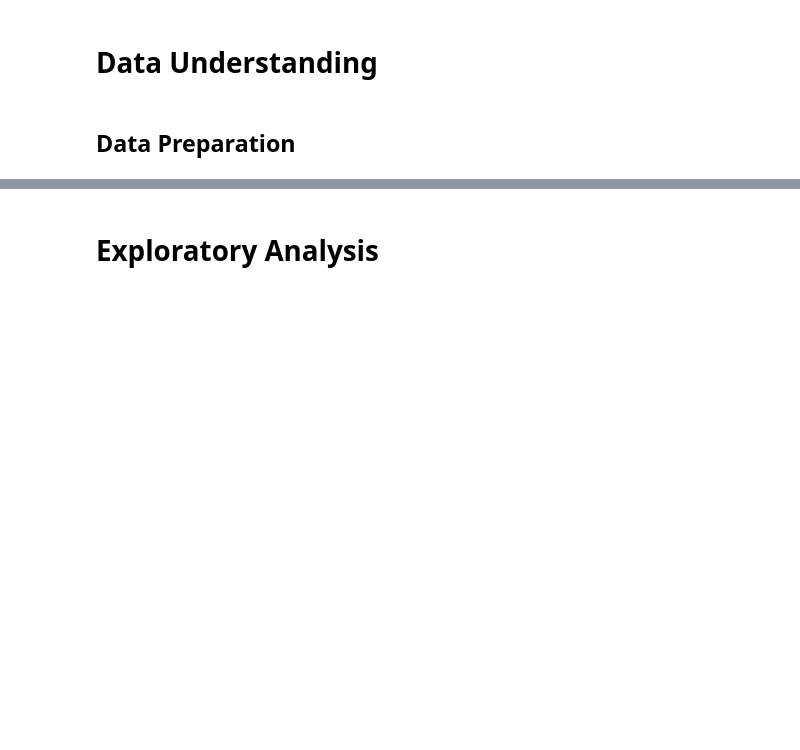
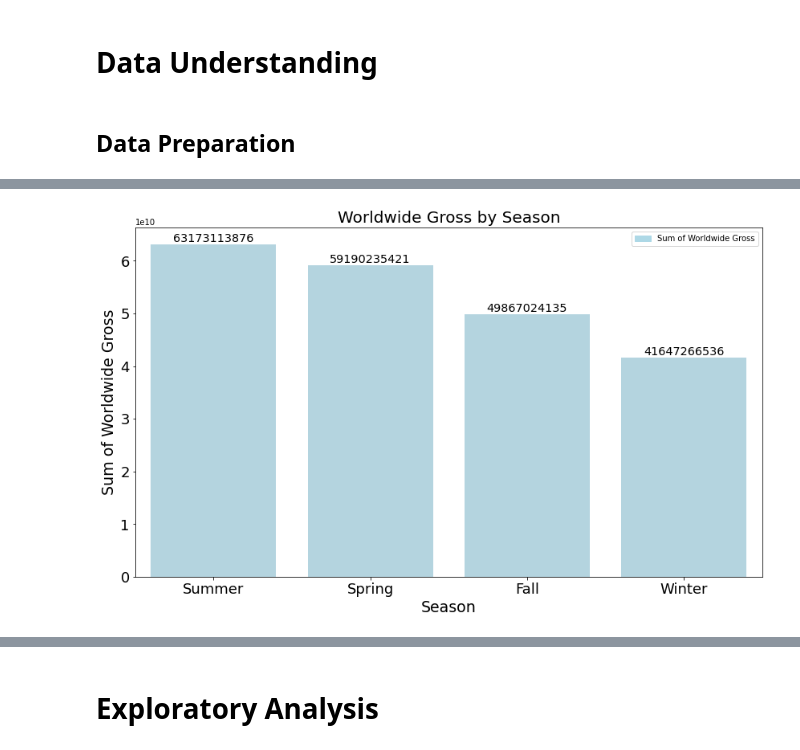
Before and after one commit to johnlocke333/movie_analysis, a Jupyter notebook: notebook.ipynb, the cells around one changed output, grey strips where cells are left out. Saved outputs shown, nothing was run; the diff lists cells and outputs as text; code cells hidden in the pictures; blank space fills up the shorter version.

Commit message:
connecting data and cleaning/exploring data

```diff
--- a/notebook.ipynb
+++ b/notebook.ipynb
@@ -50,0 +508,2 @@ tn_df.head()
+# %%
+combined_df['season'] = combined_df['season'].apply(lambda x: season_dict[x])
@@ -50,0 +556,4 @@ tn_df.head()
+# %%
+bins = [14999, 82132000, 164249000, 246366000, 328483000, 410600000]
+
+combined_df['production_budget'] = pd.cut(combined_df['production_budget'], bins)
@@ -50,0 +727,28 @@ tn_df.head()
+# %%
+plt.figure(figsize=(14, 8))
+
+ax1 = sns.barplot(x="season",  y='worldwide_gross', data=season_gross, color='lightblue')
+
+
+# add legend
+bar = mpatches.Patch(color='lightblue', label='Sum of Worldwide Gross')
+plt.legend(handles=[bar])
+
+for index, row in season_gross.iterrows():
+    ax1.text(row.name, row['worldwide_gross'], row['worldwide_gross'], color='black', ha="center",
+             fontsize='x-large',va='bottom')
+
+# show the graph
+plt.title('Worldwide Gross by Season',fontsize=20)
+plt.xlabel('Season',fontsize=19)
+plt.ylabel('Sum of Worldwide Gross',fontsize=19)
+plt.tick_params(axis='x',labelsize=18)
+plt.tick_params(axis='y',labelsize=18)
+plt.show()
+
+
+#Used stackoverflow example to see how to do the labeling on the bar graph as well as the legend.
+#(https://stackoverflow.com/questions/43214978/how-to-display-custom-values-on-a-bar-plot)
+#(https://stackoverflow.com/questions/65272126/seaborn-how-to-add-legend-to-seaborn-barplot)
+# %% [output]
+[figure, added]
```
Also changed, not shown: parts of 79 cells of this notebook.
